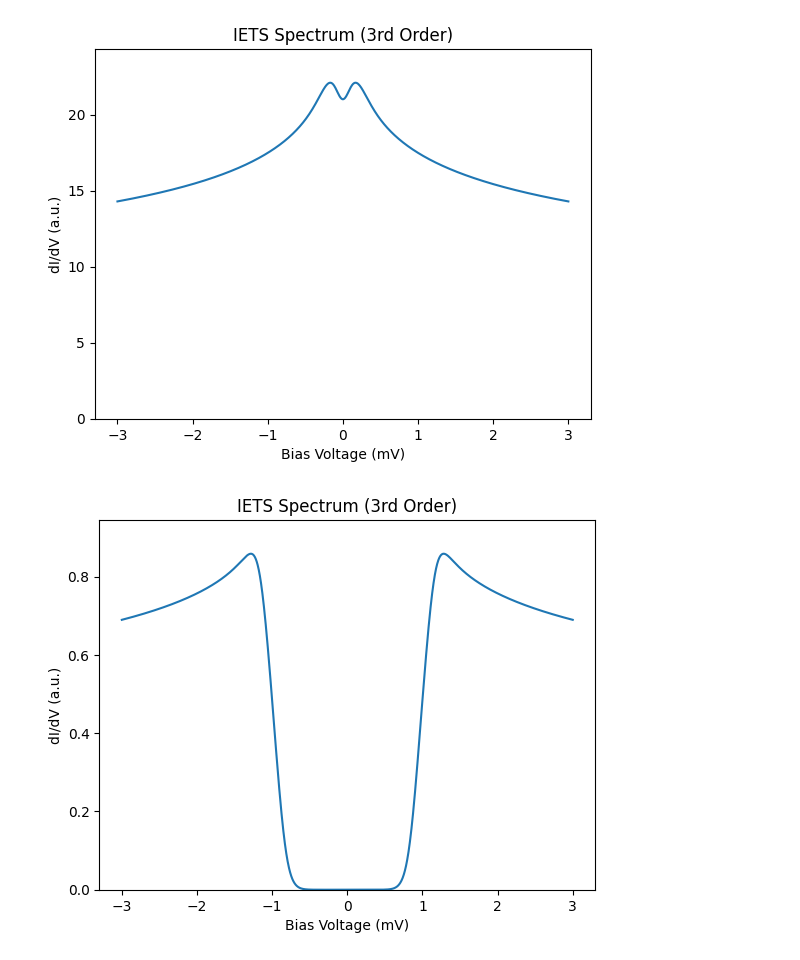
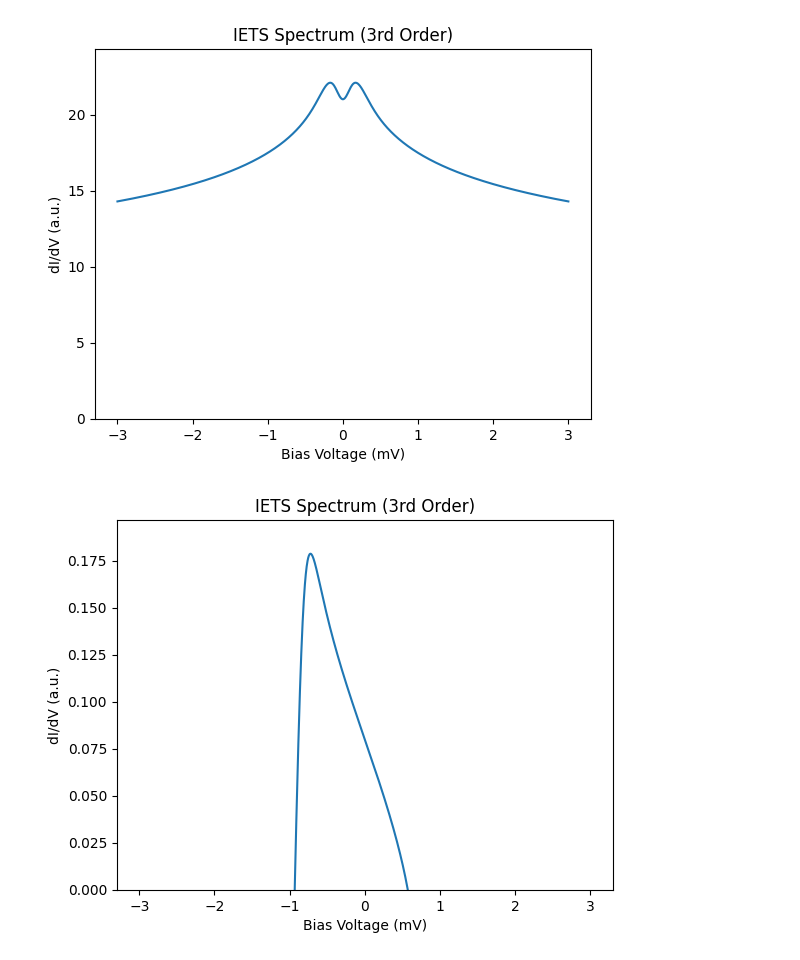
Before and after one commit to WillkeLab/Spinfinity, a Jupyter notebook: spinsimulation/test_3rdOrder.ipynb, the cells around one changed output. Saved outputs shown, nothing was run; the diff lists cells and outputs as text; code cells hidden in the pictures.

```diff
--- a/spinsimulation/test_3rdOrder.ipynb
+++ b/spinsimulation/test_3rdOrder.ipynb
@@ -92,33 +91,33 @@ import calcBath as bath
 import calcdIdV3 as spec3
 import numpy as np
 from SpinSys import SpinSys
 import SpinHamiltonian as hamil
 import calcdIdV as dIdV
 import calcdIdV3 as dIdV3
 import calcESR as ESR
 import SpinVisualization as vis
 
 spinsys=SpinSys([0.5,0.5])
-spinsys.J=-0.2  # Set the Kondo coupling strength
+spinsys.U=[0.2,0.2]
+spinsys.J=[0.4,0.5]  # Set the Kondo coupling strength
 # Add the Spin Hamiltonian parameters
 spinsys.B=[0,0,0.5] #Add a magnetic field in Tesla
 spinsys.BTip=[1e-7,0,0] # Add a tipfield for driving
 spinsys.T=1
 spinsys.Jvector=np.array([[1,1,1]]) # Exchange coupling in meV
 spinsys.Dvector=np.array([1.9,0])  # Anisotropy of the Spin 1
 spinsys.AtomPositions=np.array([[0,0,0],[2,1,0]]) # Positions of the atoms in lattice units
 spinsys.DipoleBool=[False] # Dipole interaction is not included
 spinsys.T=0.5
 spinsys.ReadoutSpin=0 # Set the readout spin
 spinsys.TipPolarization=[0,0,0.0]
 spinsys.B=[0,0,1] # Magnetic field in Tesla
 hamil.calcEigEnergies(spinsys)
 # [x, y, z, u] = spec3.e_transport(spinsys)
 # print("Transport values:", x, y, z, u)
 
-
 # y = tunnelingBroadenedStepFunction(x_V)
 # y = fstep(x)
 vis.plotIETS(spinsys, Vrange=[-3, 3], N=2000, norm=False, order='3rd')
 # %% [output]
-[figure, old version]
+[figure, new version]
```
Also changed, not shown: parts of 1 cell of this notebook, 3 other files.
